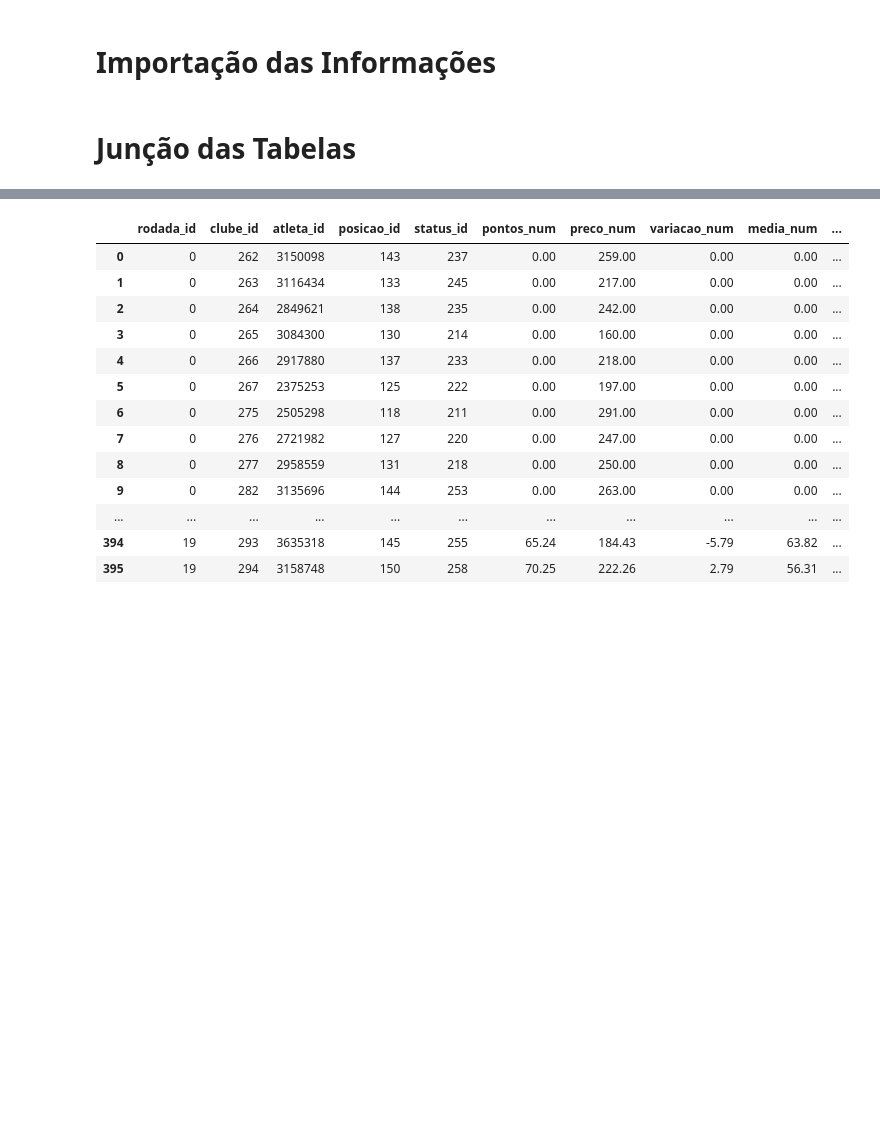
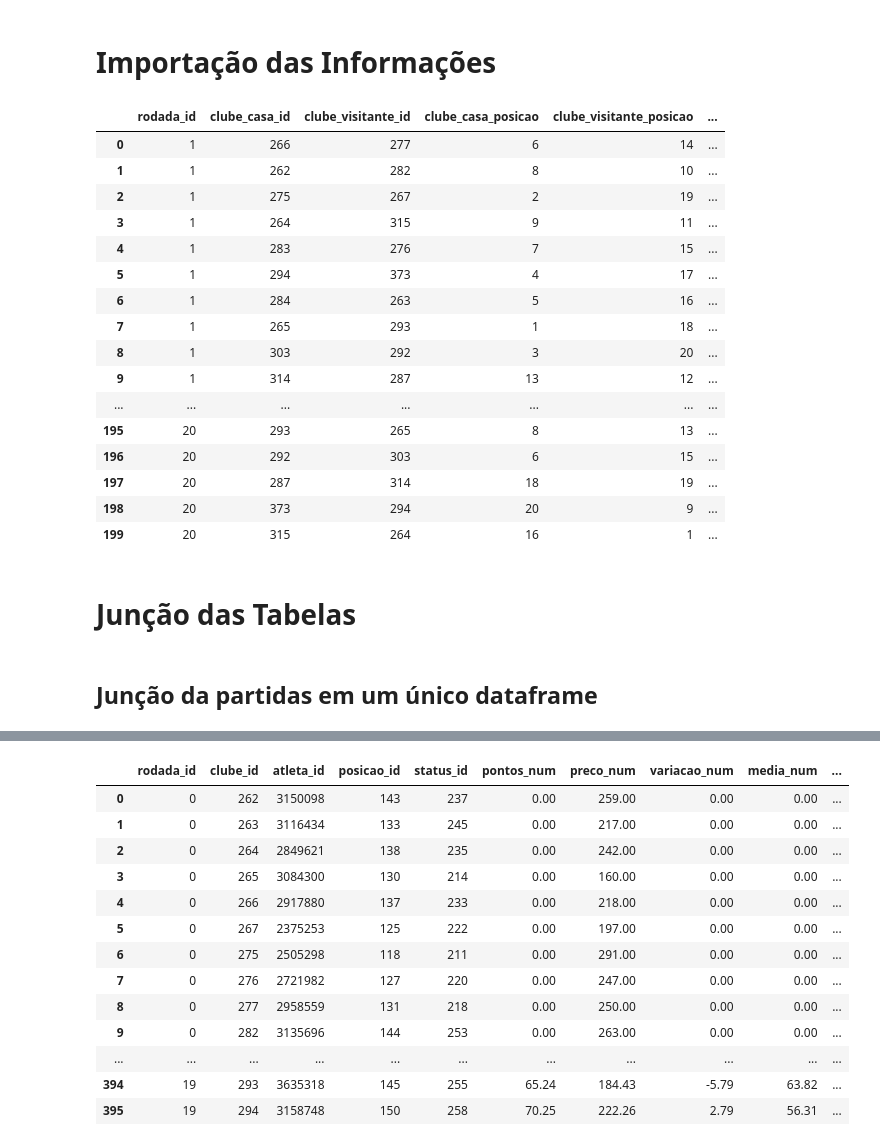
Before and after one commit to guilhermelt-22/final_project, a Jupyter notebook: modelov1.ipynb, the cells around one changed output, grey strips where cells are left out. Cells and saved outputs as stored; diff of their text form; code cells hidden in the pictures; blank space fills up the shorter version.

```diff
--- a/Bot_Apostas.ipynb
+++ b/modelov1.ipynb
@@ -31,5 +31,25 @@ atletas_2017 = pd.read_csv('data/2017_atletas.csv')
 atletas_2016 = pd.read_csv('data/2016_atletas.csv')
 atletas_2015 = pd.read_csv('data/2015_atletas.csv')
 atletas_2014 = pd.read_csv('data/2014_atletas.csv')
+# %%
+partidas_2017
+# %% [output]
+|  | rodada_id | clube_casa_id | clube_visitante_id | clube_casa_posicao | clube_visitante_posicao | ... |
+| 0 | 1 | 266 | 277 | 6 | 14 | ... |
+| 1 | 1 | 262 | 282 | 8 | 10 | ... |
+| 2 | 1 | 275 | 267 | 2 | 19 | ... |
+| 3 | 1 | 264 | 315 | 9 | 11 | ... |
+| 4 | 1 | 283 | 276 | 7 | 15 | ... |
+| 5 | 1 | 294 | 373 | 4 | 17 | ... |
+| 6 | 1 | 284 | 263 | 5 | 16 | ... |
+| 7 | 1 | 265 | 293 | 1 | 18 | ... |
+| 8 | 1 | 303 | 292 | 3 | 20 | ... |
+| 9 | 1 | 314 | 287 | 13 | 12 | ... |
+| ... | ... | ... | ... | ... | ... | ... |
+| 195 | 20 | 293 | 265 | 8 | 13 | ... |
+| 196 | 20 | 292 | 303 | 6 | 15 | ... |
+| 197 | 20 | 287 | 314 | 18 | 19 | ... |
+| 198 | 20 | 373 | 294 | 20 | 9 | ... |
+| 199 | 20 | 315 | 264 | 16 | 1 | ... |
 # %% [markdown]
 # Junção das Tabelas
@@ -39,0 +56,2 @@ time_stats.reset_index(inplace=True)
+# %% [markdown]
+## Junção da partidas em um único dataframe
```
Also changed, not shown: parts of 21 cells of this notebook, 2 other files.
